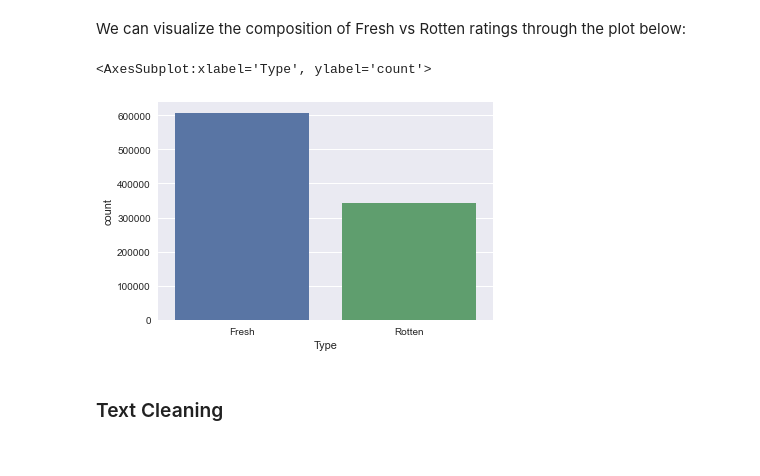
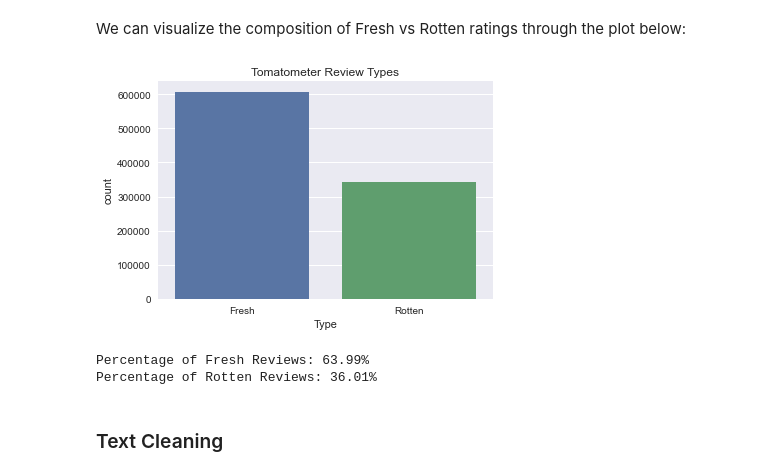
Before and after one commit to jebacareza/bible-book-text-summarizer, a Jupyter notebook: src/01_preprocessing.ipynb, the cells around one changed output. Drawn from its saved outputs; the diff is of its cells as text; code cells hidden in the pictures.

```diff
--- a/src/01_preprocessing.ipynb
+++ b/src/01_preprocessing.ipynb
@@ -147,10 +175,19 @@ dtype: float64
 # %% [markdown]
 We can visualize the composition of Fresh vs Rotten ratings through the plot below:
 # %%
-sns.countplot(x='Type', data=reviews)
+sns.countplot(x='Type', data=reviews).set(title='Tomatometer Review Types')
+plt.savefig('../output/img/review-types.jpg')
+plt.show()
 # %% [output]
-<AxesSubplot:xlabel='Type', ylabel='count'>
-[figure, old version]
+[figure, new version]
+# %%
+reviews_fresh_percentage = (reviews['Type'] == 'Fresh').sum() / reviews.shape[0] * 100
+reviews_rotten_percentage = (reviews['Type'] == 'Rotten').sum() / reviews.shape[0] * 100
+print(f'Percentage of Fresh Reviews: {reviews_fresh_percentage:.2f}%')
+print(f'Percentage of Rotten Reviews: {reviews_rotten_percentage:.2f}%')
+# %% [output]
+Percentage of Fresh Reviews: 63.99%
+Percentage of Rotten Reviews: 36.01%
 # %% [markdown]
 ### Text Cleaning
 # %% [markdown]
```
Also changed, not shown: parts of 97 cells of this notebook, 8 other files.
